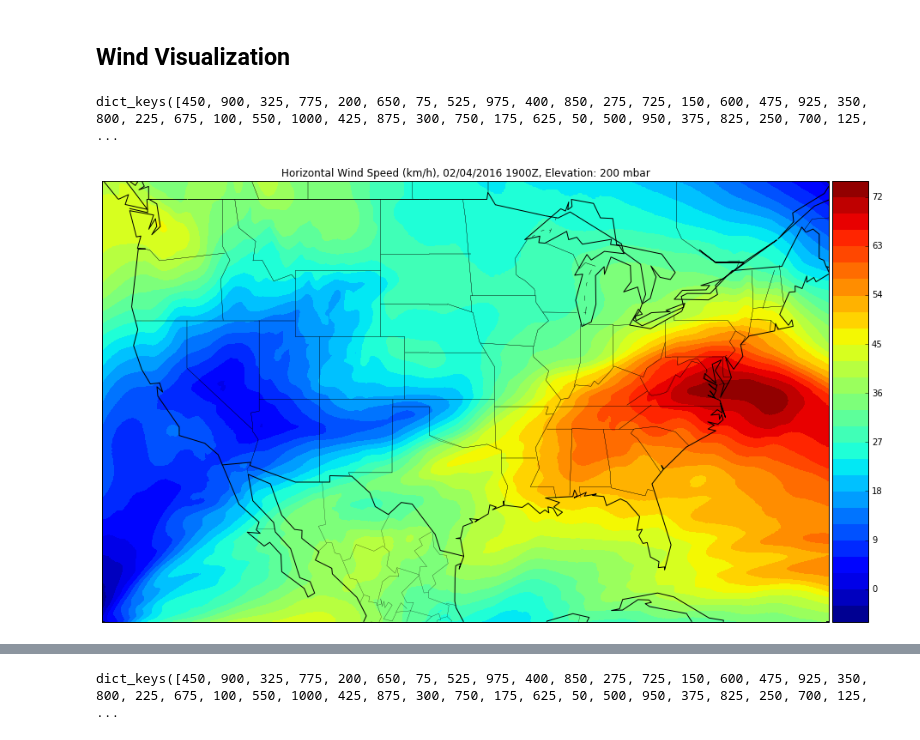
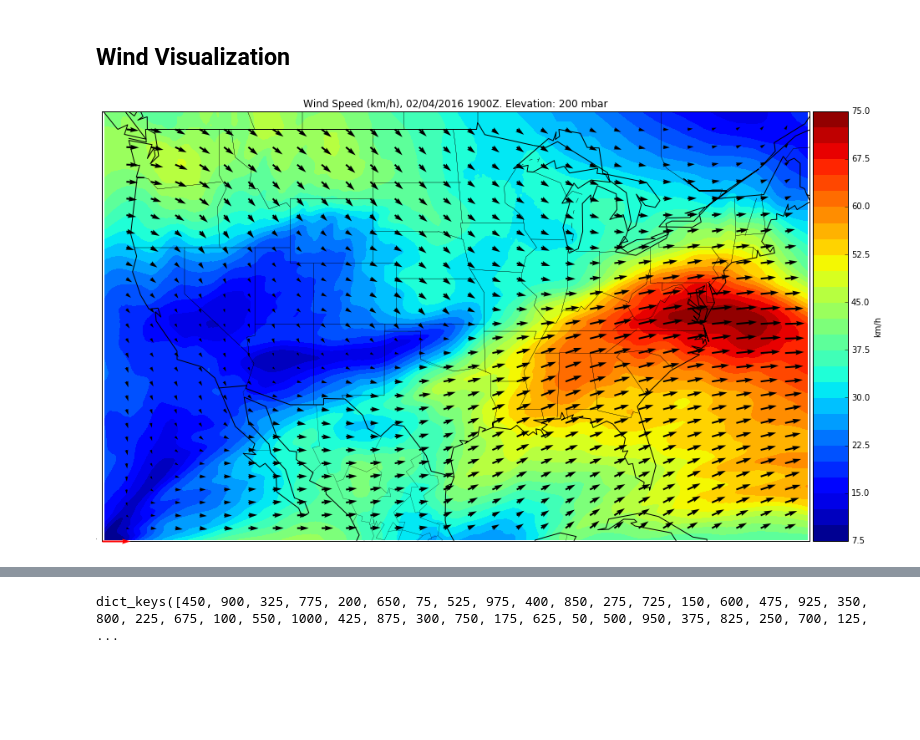
Before and after one commit to JeromeBlanchet/Wind_Mining, a Jupyter notebook: WindData_Debug.ipynb, the cells around one changed output, grey strips where cells are left out. Cells and saved outputs as stored; diff of their text form; code cells hidden in the pictures; blank space fills up the shorter version.

```diff
--- a/WindData_Debug.ipynb
+++ b/WindData_Debug.ipynb
@@ -55,9 +55,5 @@ WindClass.final_timeTags
 ## Wind Visualization
 # %%
 Winds = WindClass.winds
-# %%
-WindClass.lvls.keys()
-# %% [output]
-dict_keys([450, 900, 325, 775, 200, 650, 75, 525, 975, 400, 850, 275, 725, 150, 600, 475, 925, 350, 800, 225, 675, 100, 550, 1000, 425, 875, 300, 750, 175, 625, 50, 500, 950, 375, 825, 250, 700, 125,  ...
 # %%
 # create figure and axes instances
@@ -101,5 +109,5 @@ def PlotWind(Winds, AirPressure, Direction = 'Horizontal', Time = '02/04/2013 19
 # %%
-PlotWind(Winds, 200, Direction = 'Horizontal', Time = '02/04/2016 1900Z')
+m = PlotWind(Winds, 200, Time = '02/04/2016 1900Z')
 # 38000 ft
 # %% [output]
-[figure, old version]
+[figure, new version]
```
Also changed, not shown: parts of 5 cells of this notebook.
